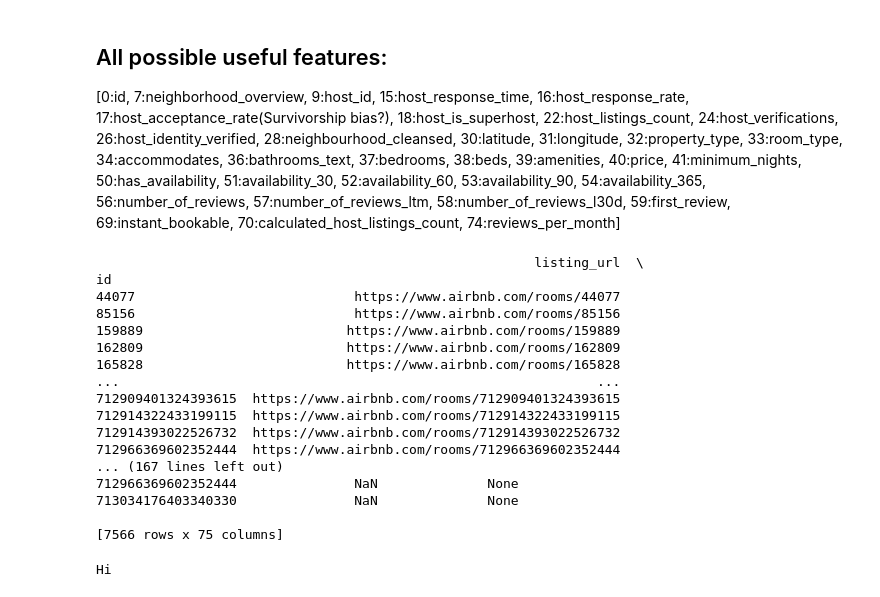
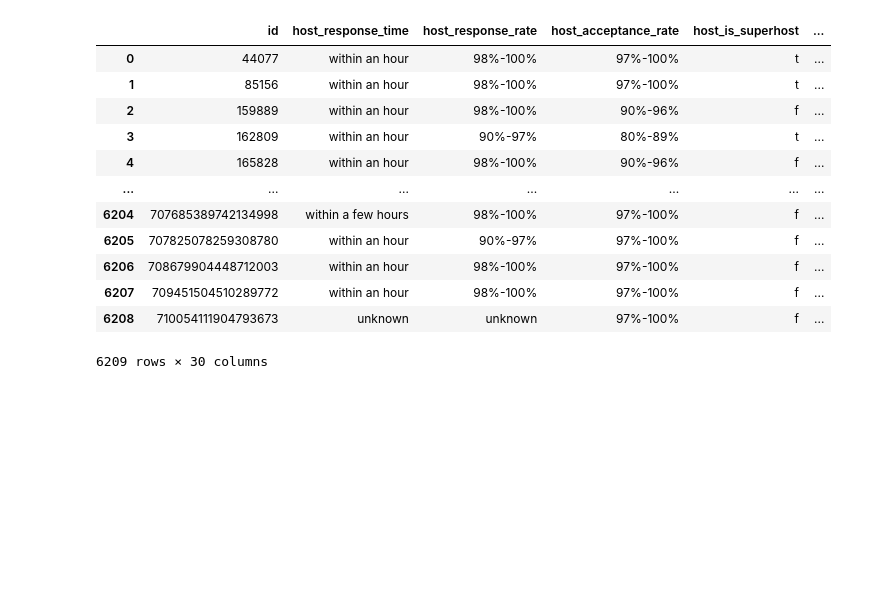
Before and after one commit to Eytins/AirbnbPrediction, a Jupyter notebook: preprocess_text.ipynb, the cells around one changed output. Saved outputs shown, nothing was run; the diff lists cells and outputs as text; code cells hidden in the pictures; blank space fills up the shorter version.

```diff
--- a/preprocess_text.ipynb
+++ b/preprocess_text.ipynb
@@ -1,35 +1,19 @@
 # %%
 import pandas as pd
 
-listings = pd.read_csv('listings.csv')
-reviews = pd.read_csv('reviews.csv')
+listings = pd.read_csv('new_listings.csv')
+listings
+# %% [output]
+|  | id | host_response_time | host_response_rate | host_acceptance_rate | host_is_superhost | ... |
+| 0 | 44077 | within an hour | 98%-100% | 97%-100% | t | ... |
+| 1 | 85156 | within an hour | 98%-100% | 97%-100% | t | ... |
+| 2 | 159889 | within an hour | 98%-100% | 90%-96% | f | ... |
+| 3 | 162809 | within an hour | 90%-97% | 80%-89% | t | ... |
+| 4 | 165828 | within an hour | 98%-100% | 90%-96% | f | ... |
+| ... | ... | ... | ... | ... | ... | ... |
+| 6204 | 707685389742134998 | within a few hours | 98%-100% | 97%-100% | f | ... |
+| 6205 | 707825078259308780 | within an hour | 90%-97% | 97%-100% | f | ... |
+| 6206 | 708679904448712003 | within an hour | 98%-100% | 97%-100% | f | ... |
+| 6207 | 709451504510289772 | within an hour | 98%-100% | 97%-100% | f | ... |
+| 6208 | 710054111904793673 | unknown | unknown | 97%-100% | f | ... |
+6209 rows × 30 columns
-# %% [markdown]
-## All possible useful features:
-
-[0:id, 7:neighborhood_overview, 9:host_id, 15:host_response_time, 16:host_response_rate, 17:host_acceptance_rate(Survivorship bias?), 18:host_is_superhost, 22:host_listings_count, 24:host_verifications, 26:host_identity_verified, 28:neighbourhood_cleansed, 30:latitude, 31:longitude, 32:property_type, 33:room_type, 34:accommodates, 36:bathrooms_text, 37:bedrooms, 38:beds, 39:amenities, 40:price, 41:minimum_nights, 50:has_availability, 51:availability_30, 52:availability_60, 53:availability_90, 54:availability_365, 56:number_of_reviews, 57:number_of_reviews_ltm, 58:number_of_reviews_l30d, 59:first_review, 69:instant_bookable, 70:calculated_host_listings_count, 74:reviews_per_month]
-# %%
-listings = listings.set_index('id')
-listings['review_text_score'] = None
-# %% [output]
-                                                        listing_url  \
-id
-44077                            https://www.airbnb.com/rooms/44077
-85156                            https://www.airbnb.com/rooms/85156
-159889                          https://www.airbnb.com/rooms/159889
-162809                          https://www.airbnb.com/rooms/162809
-165828                          https://www.airbnb.com/rooms/165828
-...                                                             ...
-712909401324393615  https://www.airbnb.com/rooms/712909401324393615
-712914322433199115  https://www.airbnb.com/rooms/712914322433199115
-712914393022526732  https://www.airbnb.com/rooms/712914393022526732
-712966369602352444  https://www.airbnb.com/rooms/712966369602352444
-... (167 lines left out)
-712966369602352444               NaN              None
-713034176403340330               NaN              None
-
-[7566 rows x 75 columns]
-# %%
-idi = 44077
-listings.loc[idi, 'review_text_score'] = 'Hi'
-# %% [output]
-Hi
```
Also changed, not shown: parts of 13 cells of this notebook, 8 other files.
